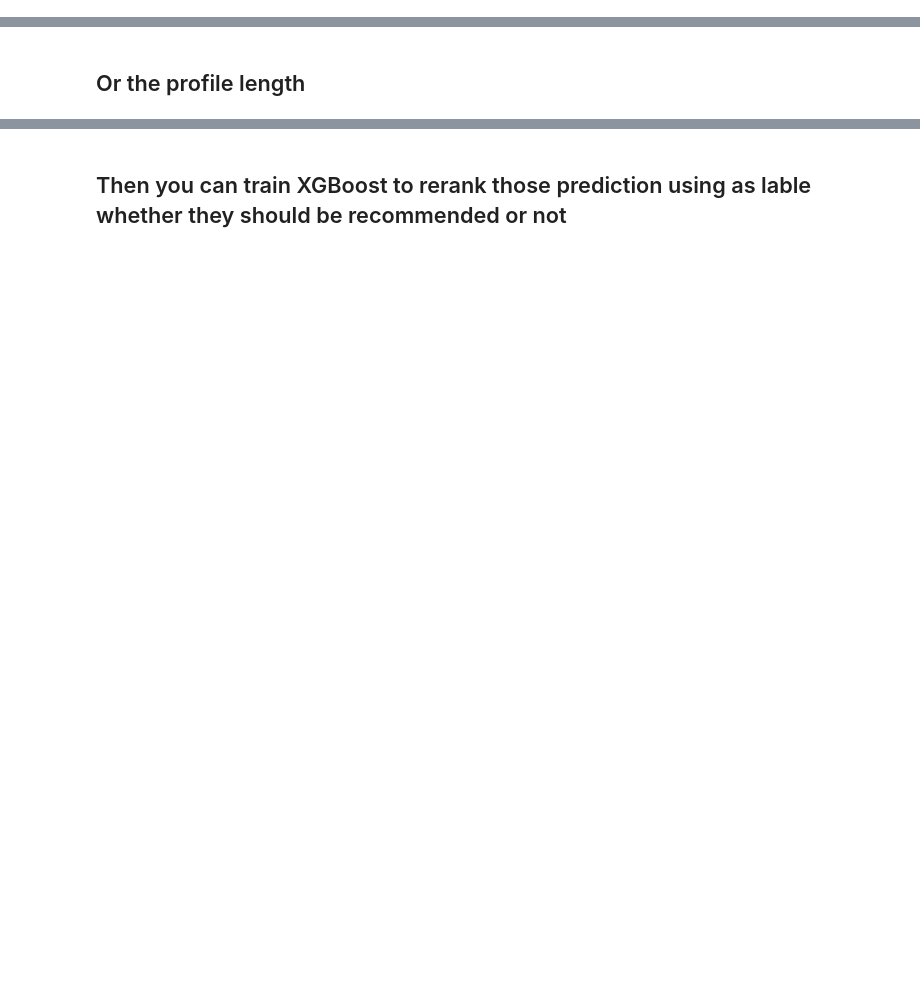
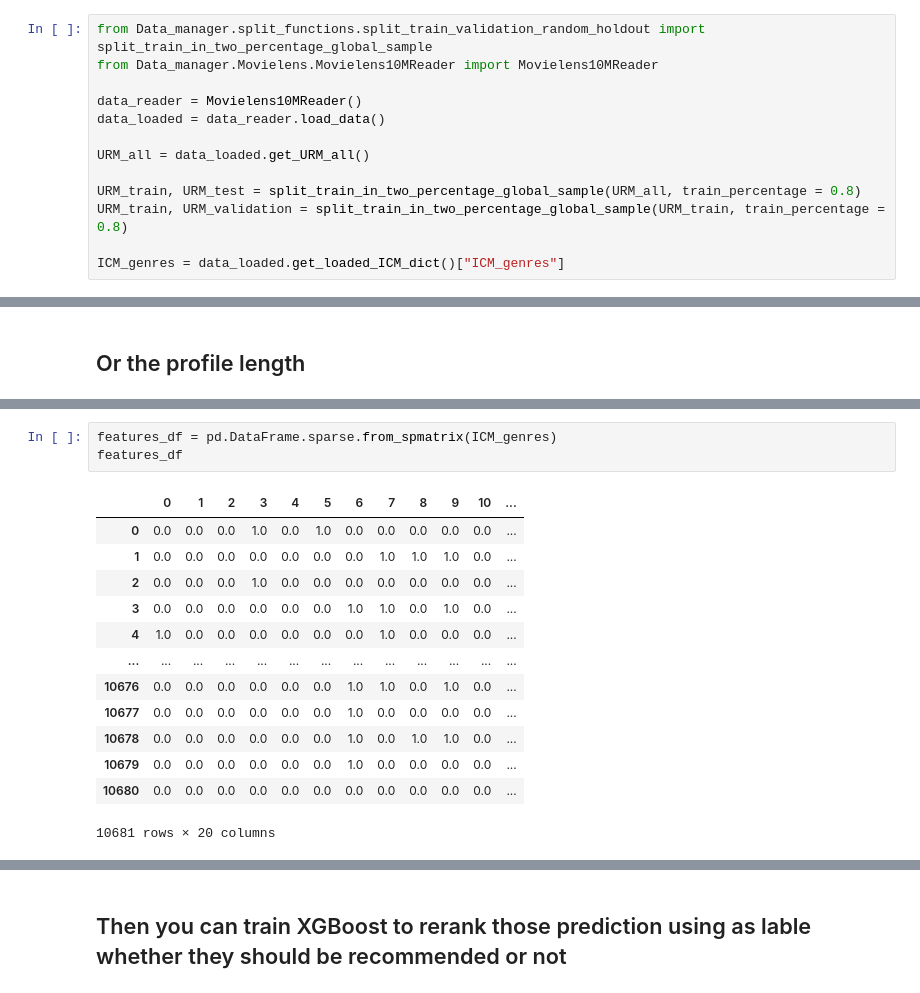
Before and after one commit to MaurizioFD/RecSys_Course_AT_PoliMi, a Jupyter notebook: Practice extra 8 - XGBoost basics.ipynb, the cells around one changed output, grey strips where cells are left out. Drawn from its saved outputs; the diff is of its cells as text; blank space fills up the shorter version.

```diff
--- a/Practice extra 8 - XGBoost basics.ipynb
+++ b/Practice extra 8 - XGBoost basics.ipynb
@@ -392,0 +176,13 @@ train_dataframe
+# %%
+from Data_manager.split_functions.split_train_validation_random_holdout import split_train_in_two_percentage_global_sample
+from Data_manager.Movielens.Movielens10MReader import Movielens10MReader
+
+data_reader = Movielens10MReader()
+data_loaded = data_reader.load_data()
+
+URM_all = data_loaded.get_URM_all()
+
+URM_train, URM_test = split_train_in_two_percentage_global_sample(URM_all, train_percentage = 0.8)
+URM_train, URM_validation = split_train_in_two_percentage_global_sample(URM_train, train_percentage = 0.8)
+
+ICM_genres = data_loaded.get_loaded_ICM_dict()["ICM_genres"]
@@ -500,0 +471,17 @@ train_dataframe
+# %%
+features_df = pd.DataFrame.sparse.from_spmatrix(ICM_genres)
+features_df
+# %% [output]
+|  | 0 | 1 | 2 | 3 | 4 | 5 | 6 | 7 | 8 | 9 | 10 | ... |
+| 0 | 0.0 | 0.0 | 0.0 | 1.0 | 0.0 | 1.0 | 0.0 | 0.0 | 0.0 | 0.0 | 0.0 | ... |
+| 1 | 0.0 | 0.0 | 0.0 | 0.0 | 0.0 | 0.0 | 0.0 | 1.0 | 1.0 | 1.0 | 0.0 | ... |
+| 2 | 0.0 | 0.0 | 0.0 | 1.0 | 0.0 | 0.0 | 0.0 | 0.0 | 0.0 | 0.0 | 0.0 | ... |
+| 3 | 0.0 | 0.0 | 0.0 | 0.0 | 0.0 | 0.0 | 1.0 | 1.0 | 0.0 | 1.0 | 0.0 | ... |
+| 4 | 1.0 | 0.0 | 0.0 | 0.0 | 0.0 | 0.0 | 0.0 | 1.0 | 0.0 | 0.0 | 0.0 | ... |
+| ... | ... | ... | ... | ... | ... | ... | ... | ... | ... | ... | ... | ... |
+| 10676 | 0.0 | 0.0 | 0.0 | 0.0 | 0.0 | 0.0 | 1.0 | 1.0 | 0.0 | 1.0 | 0.0 | ... |
+| 10677 | 0.0 | 0.0 | 0.0 | 0.0 | 0.0 | 0.0 | 1.0 | 0.0 | 0.0 | 0.0 | 0.0 | ... |
+| 10678 | 0.0 | 0.0 | 0.0 | 0.0 | 0.0 | 0.0 | 1.0 | 0.0 | 1.0 | 1.0 | 0.0 | ... |
+| 10679 | 0.0 | 0.0 | 0.0 | 0.0 | 0.0 | 0.0 | 1.0 | 0.0 | 0.0 | 0.0 | 0.0 | ... |
+| 10680 | 0.0 | 0.0 | 0.0 | 0.0 | 0.0 | 0.0 | 0.0 | 0.0 | 0.0 | 0.0 | 0.0 | ... |
+10681 rows × 20 columns
```
Also changed, not shown: parts of 59 cells of this notebook, 4 other files.
